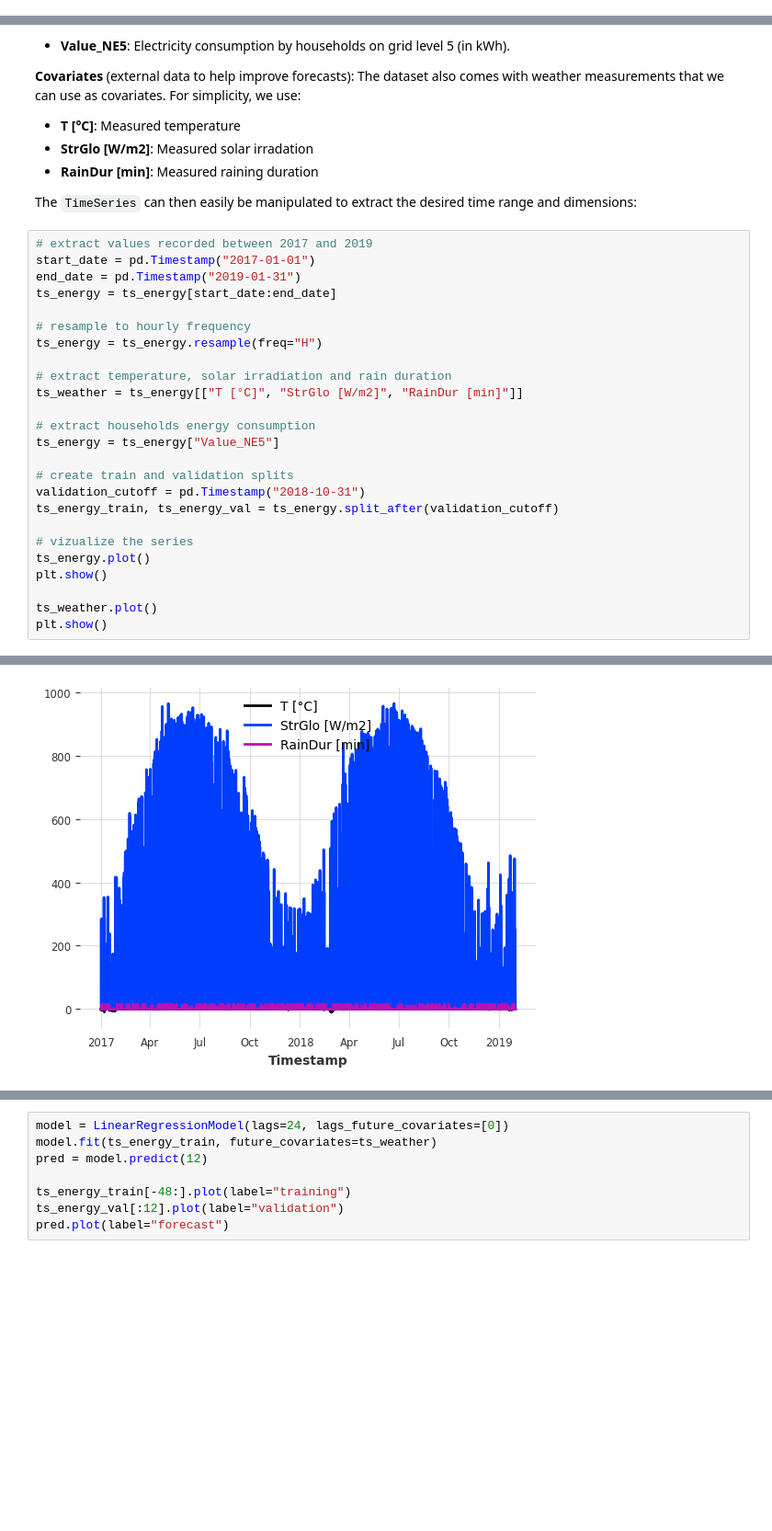
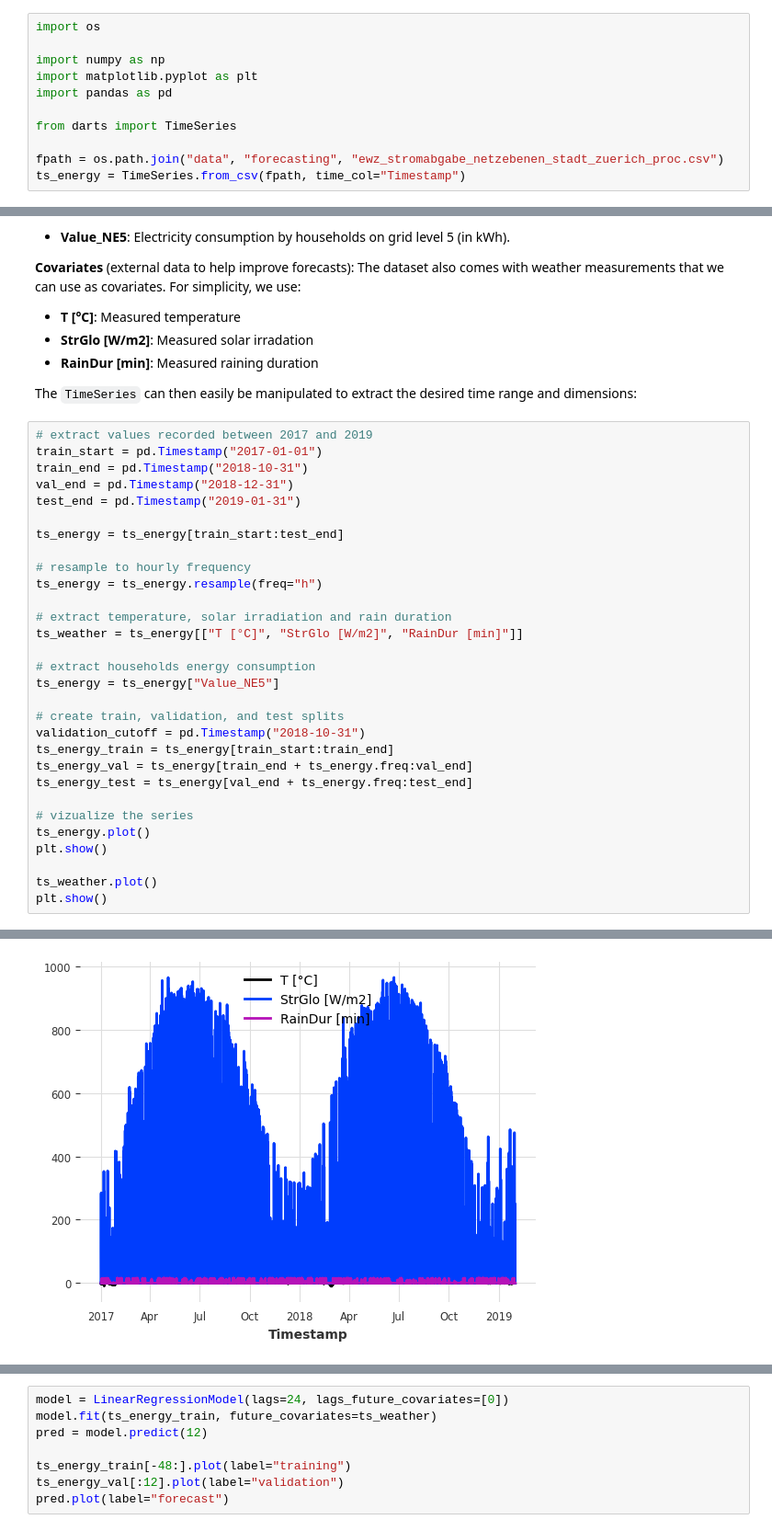
Before and after one commit to unit8co/sds2024-anomaly-detection, a Jupyter notebook: Introduction.ipynb, the cells around one changed output, grey strips where cells are left out. Shown at 92% size. Drawn from its saved outputs; the diff is of its cells as text; blank space fills up the shorter version.

```diff
--- a/Introduction.ipynb
+++ b/Introduction.ipynb
@@ -44,3 +28,14 @@ ts_energy = ElectricityConsumptionZurichDataset().load()
+# %%
+import os
+
+import numpy as np
+import matplotlib.pyplot as plt
+import pandas as pd
+
+from darts import TimeSeries
+
+fpath = os.path.join("data", "forecasting", "ewz_stromabgabe_netzebenen_stadt_zuerich_proc.csv")
+ts_energy = TimeSeries.from_csv(fpath, time_col="Timestamp")
 # %% [markdown]
 Technical information about this dataset:
 
@@ -59,32 +54,37 @@ The dataset also comes with weather measurements that we can use as covariates.
 The `TimeSeries` can then easily be manipulated to extract the desired time range and dimensions:
 # %%
 # extract values recorded between 2017 and 2019
-start_date = pd.Timestamp("2017-01-01")
-end_date = pd.Timestamp("2019-01-31")
-ts_energy = ts_energy[start_date:end_date]
+train_start = pd.Timestamp("2017-01-01")
+train_end = pd.Timestamp("2018-10-31")
+val_end = pd.Timestamp("2018-12-31")
+test_end = pd.Timestamp("2019-01-31")
+
+ts_energy = ts_energy[train_start:test_end]
 
 # resample to hourly frequency
-ts_energy = ts_energy.resample(freq="H")
+ts_energy = ts_energy.resample(freq="h")
 
 # extract temperature, solar irradiation and rain duration
 ts_weather = ts_energy[["T [°C]", "StrGlo [W/m2]", "RainDur [min]"]]
 
 # extract households energy consumption
 ts_energy = ts_energy["Value_NE5"]
 
-# create train and validation splits
+# create train, validation, and test splits
 validation_cutoff = pd.Timestamp("2018-10-31")
-ts_energy_train, ts_energy_val = ts_energy.split_after(validation_cutoff)
+ts_energy_train = ts_energy[train_start:train_end]
+ts_energy_val = ts_energy[train_end + ts_energy.freq:val_end]
+ts_energy_test = ts_energy[val_end + ts_energy.freq:test_end]
 
 # vizualize the series
 ts_energy.plot()
 plt.show()
 
 ts_weather.plot()
 plt.show()
 # %% [output]
 [figure]
-[figure, old version]
+[figure, new version]
 # %% [markdown]
 # Training forecasting models and making predictions
 
```
Also changed, not shown: parts of 30 cells of this notebook, 4 other files.
